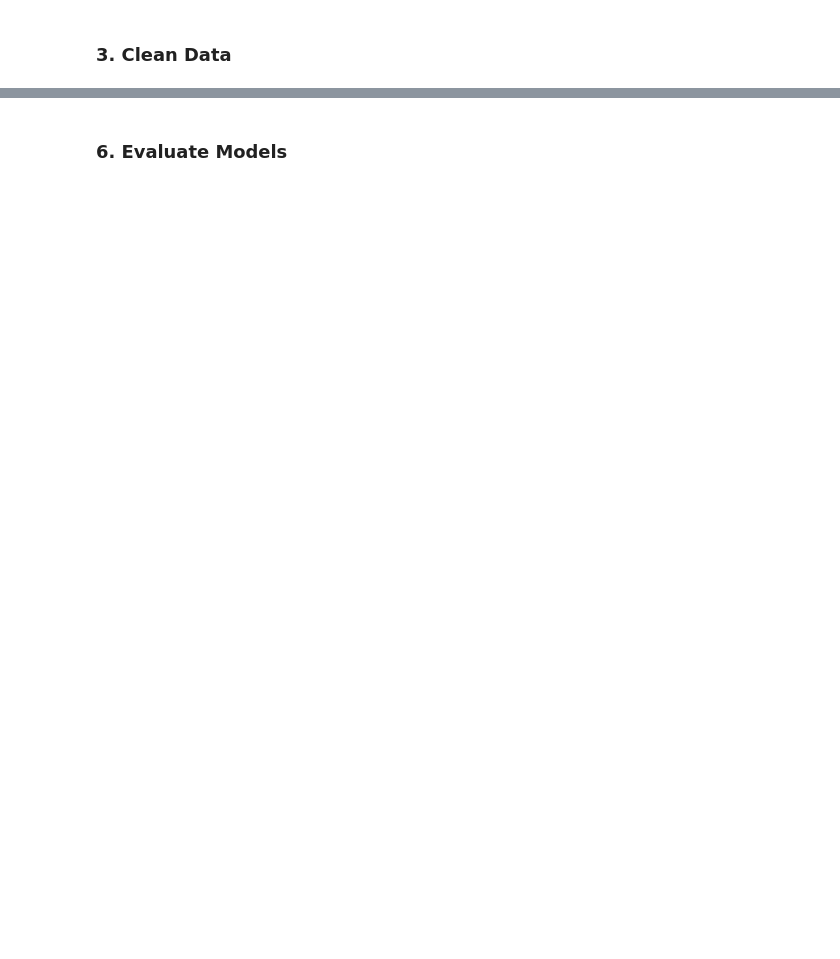
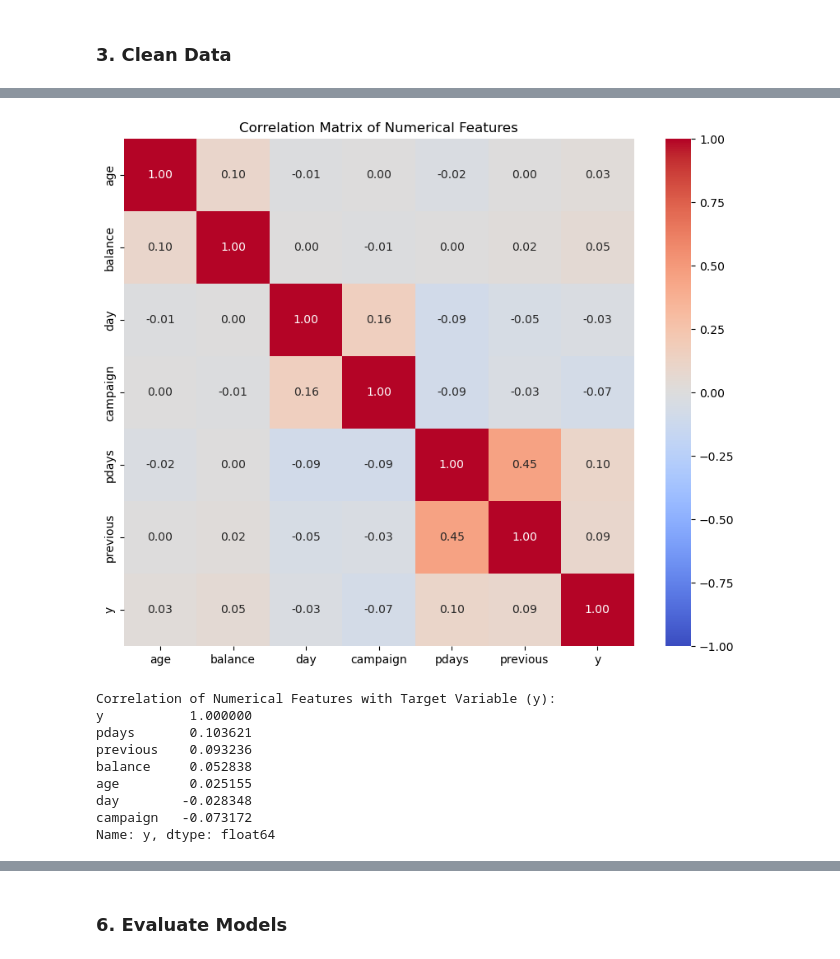
Before and after one commit to MiltonGreat/Bank-Marketing, a Jupyter notebook: Bank Marketing Campaign Analysis.ipynb, the cells around one changed output, grey strips where cells are left out. Cells and saved outputs as stored; diff of their text form; code cells hidden in the pictures; blank space fills up the shorter version.

```diff
--- a/Bank Marketing Campaign Analysis.ipynb
+++ b/Bank Marketing Campaign Analysis.ipynb
@@ -83,0 +153,45 @@ XGBClassifier(base_score=None, booster=None, callbacks=None,
+# %%
+# Select only numeric columns for correlation
+numeric_columns = df.select_dtypes(include=[np.number]).columns
+df_numeric = df[numeric_columns]
+
+# Calculate correlation matrix
+correlation_matrix = df_numeric.corr()
+
+# Visualize correlation matrix using a heatmap
+plt.figure(figsize=(10, 8))
+sns.heatmap(correlation_matrix, annot=True, fmt='.2f', cmap='coolwarm', center=0, vmin=-1, vmax=1)
+plt.title('Correlation Matrix of Numerical Features')
+plt.show()
+
+# Correlation of numerical features with the target variable 'y'
+cor_target = correlation_matrix['y'].sort_values(ascending=False)
+print("Correlation of Numerical Features with Target Variable (y):")
+print(cor_target)
+
+# Visualizing correlation between 'balance' and 'y'
+plt.figure(figsize=(8, 6))
+sns.boxplot(x='y', y='balance', data=df)
+plt.title('Balance vs Subscription')
+plt.xlabel('Subscribed (1: Yes, 0: No)')
+plt.ylabel('Account Balance')
+plt.show()
+
+# Visualizing correlation between 'age' and 'y'
+plt.figure(figsize=(8, 6))
+sns.boxplot(x='y', y='age', data=df)
+plt.title('Age vs Subscription')
+plt.xlabel('Subscribed (1: Yes, 0: No)')
+plt.ylabel('Age')
+plt.show()
+# %% [output]
+[figure, added]
+Correlation of Numerical Features with Target Variable (y):
+y           1.000000
+pdays       0.103621
+previous    0.093236
+balance     0.052838
+age         0.025155
+day        -0.028348
+campaign   -0.073172
+Name: y, dtype: float64
```
Also changed, not shown: parts of 21 cells of this notebook.
